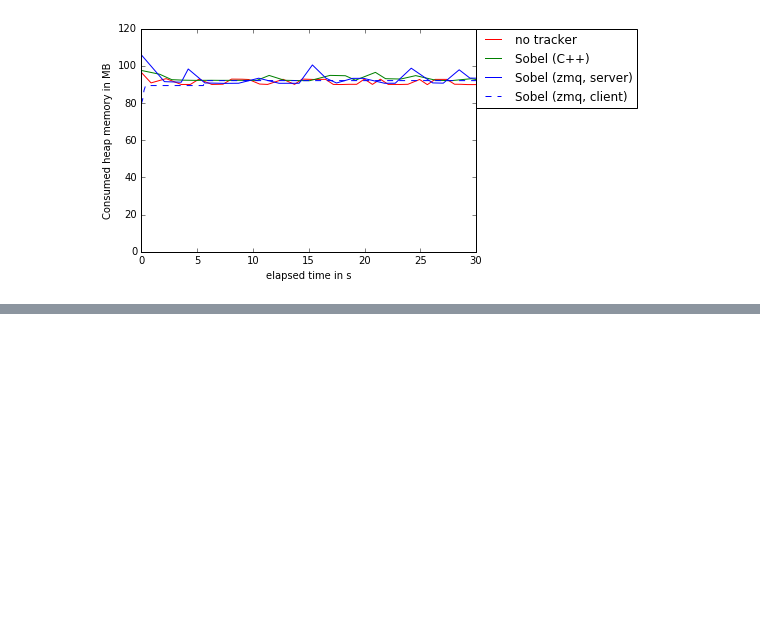
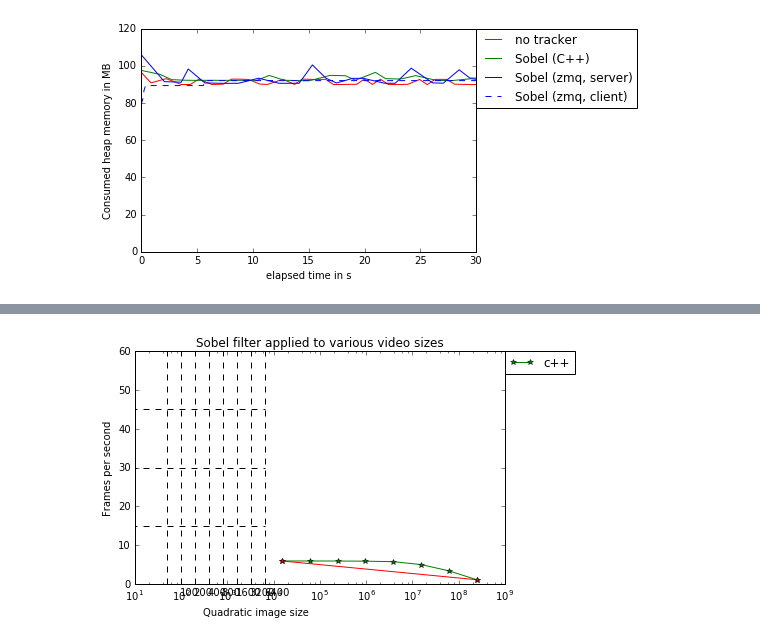
Before and after one commit to justayak/biotracker_bachelorarbeit, a Jupyter notebook: experiments/sobel_mem.ipynb, the cells around one changed output, grey strips where cells are left out. Saved outputs shown, nothing was run; the diff lists cells and outputs as text; code cells hidden in the pictures; blank space fills up the shorter version.

```diff
--- a/experiments/sobel_mem.ipynb
+++ b/experiments/sobel_mem.ipynb
@@ -207,0 +286,81 @@ plt.show()
+# %%
+# TIMING
+def get_avg(file):
+    li = np.genfromtxt(file)
+    return np.average(li)
+
+cpp_ = []
+cpp_.append([50, get_avg("speed/50_cpp.txt"), get_avg("speed/50_py.txt")])
+cpp_.append([100, get_avg("speed/100_cpp.txt"), get_avg("speed/100_py.txt")])
+cpp_.append([200, get_avg("speed/200_cpp.txt"), get_avg("speed/200_py.txt")])
+cpp_.append([400, get_avg("speed/400_cpp.txt"), get_avg("speed/400_py.txt")])
+cpp_.append([800, get_avg("speed/800_cpp.txt"), get_avg("speed/800_py.txt")])
+cpp_.append([1600, get_avg("speed/1600_cpp.txt"), get_avg("speed/1600_py.txt")])
+cpp_.append([3200, get_avg("speed/3200_cpp.txt"), get_avg("speed/3200_py.txt")])
+cpp_.append([6400, get_avg("speed/6400_cpp.txt"), get_avg("speed/6400_py.txt")])
+A = np.array(cpp_)
+
+x = A[:,0]
+cpp = A[:,1]
+py = A[:,2]
+
+x = x*x*3*2
+cpp = np.log(cpp)/np.log(2)
+#cpp = np.log(x)/np.log(2)
+
+#x = x*x*2*3
+#x = np.log(x)/np.log(2)
+
+OUT = []
+for i in range(0, x.shape[0]):
+    OUT.append((int(x[i]), int(cpp[i])))
+print(OUT)
+
+plot = plt.subplot(111)
+cpp_line = plot.plot(x,cpp, 'g-*', label='c++')
+#py_line = plot.plot(x,py, 'b-*', label='zmq')
+
+x_ideal = np.array([x[0], x[-1]])
+y_ideal = np.array([cpp[0], cpp[-1]])
+plot.plot(x_ideal, y_ideal, 'r-*')
+
+#x_ideal = np.array([x[0], x[-1]])
+#y_ideal = np.array([cpp[0], cpp[-1]])
+#plot.plot(x_ideal, y_ideal, 'r*')
+
+plot.plot([50,50], [0, 60], 'k--')
+plot.plot([100,100], [0, 60], 'k--')
+plot.plot([200,200], [0, 60], 'k--')
+plot.plot([400,400], [0, 60], 'k--')
+plot.plot([800,800], [0, 60], 'k--')
+plot.plot([1600,1600], [0, 60], 'k--')
+plot.plot([3200,3200], [0, 60], 'k--')
+plot.plot([6400,6400], [0, 60], 'k--')
+plot.plot([0,6400], [15, 15], 'k--')
+plot.plot([0,6400], [30, 30], 'k--')
+plot.plot([0,6400], [45, 45], 'k--')
+
+plot.text(95, -3, '100')
+plot.text(185, -3, '200')
+plot.text(375, -3, '400')
+plot.text(750, -3, '800')
+plot.text(1500, -3, '1600')
+plot.text(3000, -3, '3200')
+plot.text(6100, -3, '6400')
+
+plot.set_xscale('log')
+#plot.set_xlim([50, 6400])
+
+#plot.get_xaxis().set_ticks([])
+
+plot.set_ylabel('Frames per second')
+plot.text(300, -8, 'Quadratic image size')
+#plot.set_xlabel('Consumed heap memory in MB')
+
+plt.title("Sobel filter applied to various video sizes")
+lgd = plt.legend(bbox_to_anchor=(1, 1), loc=2, borderaxespad=0.)
+
+plt.tight_layout()
+plt.show()
+#plt.savefig('fps.eps', format='eps', bbox_extra_artists=(lgd,), bbox_inches='tight')
+# %% [output]
@@ -207,0 +368 @@ plt.show()
+[figure, added]
```
Also changed, not shown: parts of 5 cells of this notebook, 14 other files.
